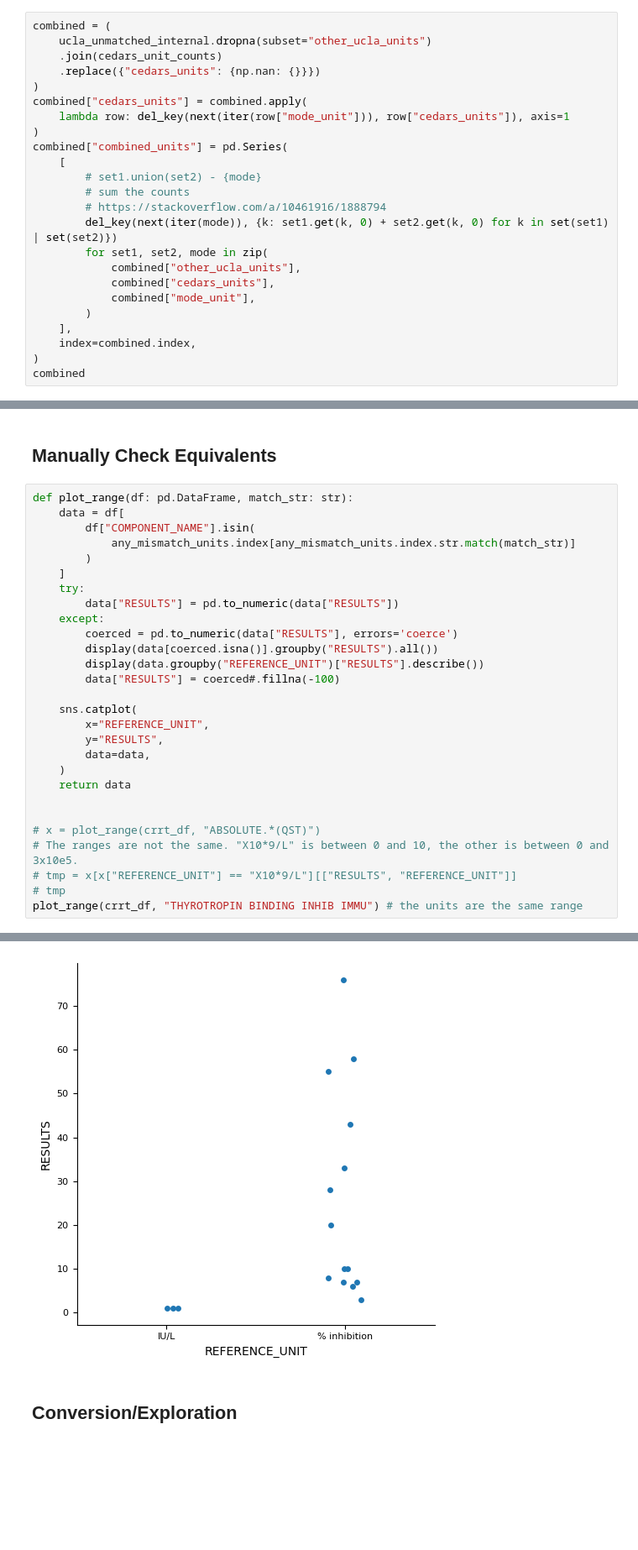
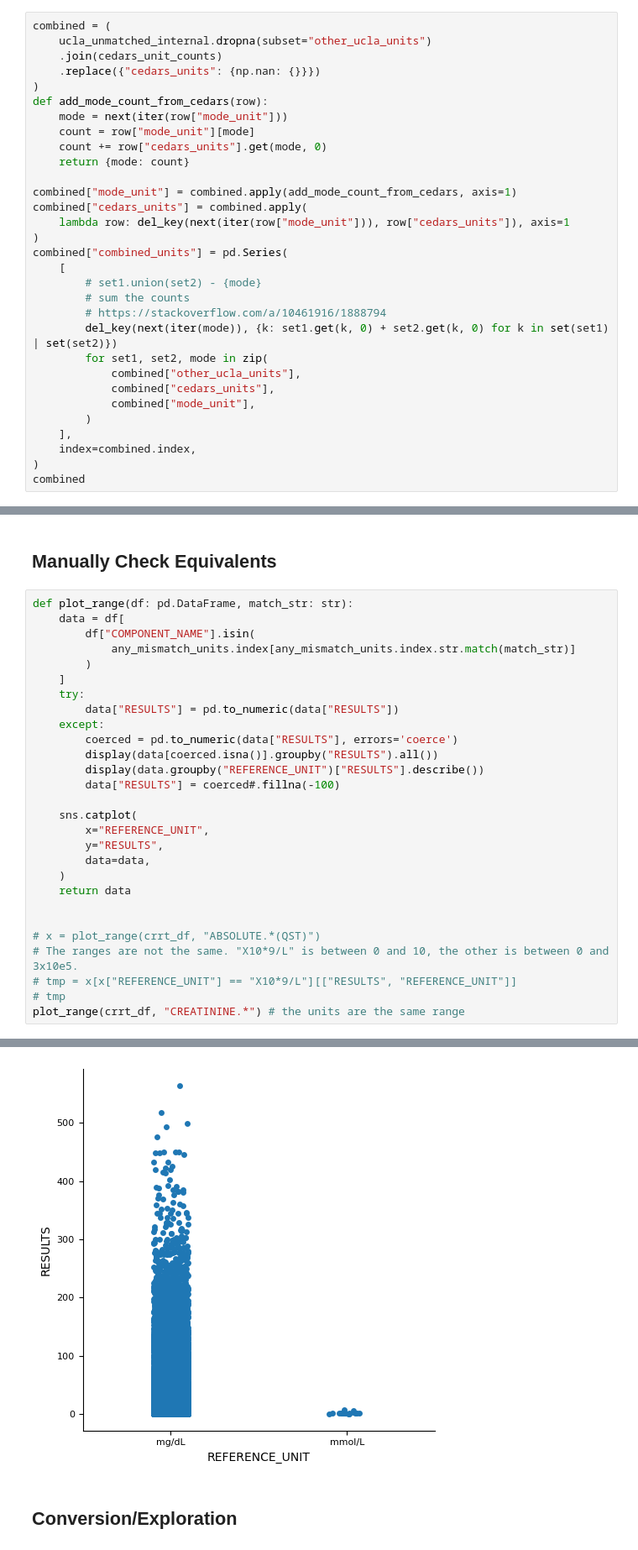
Before and after one commit to uclamii/CRRT, a Jupyter notebook: notebooks/unit_alignment.ipynb, the cells around one changed output, grey strips where cells are left out. Shown: that part at 84% size. Drawn from its saved outputs; the diff is of its cells as text; blank space fills up the shorter version.

Commit message:
unit alignment progress

```diff
--- a/notebooks/unit_alignment.ipynb
+++ b/notebooks/unit_alignment.ipynb
@@ -147,6 +147,13 @@ combined = (
     .join(cedars_unit_counts)
     .replace({"cedars_units": {np.nan: {}}})
 )
+def add_mode_count_from_cedars(row):
+    mode = next(iter(row["mode_unit"]))
+    count = row["mode_unit"][mode]
+    count += row["cedars_units"].get(mode, 0)
+    return {mode: count}
+
+combined["mode_unit"] = combined.apply(add_mode_count_from_cedars, axis=1)
 combined["cedars_units"] = combined.apply(
     lambda row: del_key(next(iter(row["mode_unit"])), row["cedars_units"]), axis=1
 )
@@ -497,7 +515,7 @@ def plot_range(df: pd.DataFrame, match_str: str):
 # The ranges are not the same. "X10*9/L" is between 0 and 10, the other is between 0 and 3x10e5.
 # tmp = x[x["REFERENCE_UNIT"] == "X10*9/L"][["RESULTS", "REFERENCE_UNIT"]]
 # tmp
-plot_range(crrt_df, "THYROTROPIN BINDING INHIB IMMU") # the units are the same range
+plot_range(crrt_df, "CREATININE.*") # the units are the same range
 # %% [output]
 |  | IP_PATIENT_ID | IP_ENCOUNTER_ID | PROC_ID | DESCRIPTION | COMPONENT_ID | COMPONENT_NAME | ORDER_TIME | ... |
 | RESULTS |  |  |  |  |  |  |  | ... |
@@ -530,4 +553,4 @@ See the caveats in the documentation: https://pandas.pydata.org/pandas-docs/stab
-[figure, old version]
+[figure, new version]
 # %% [markdown]
 ## Conversion/Exploration
 # %%
```
Also changed, not shown: parts of 6 cells of this notebook.
